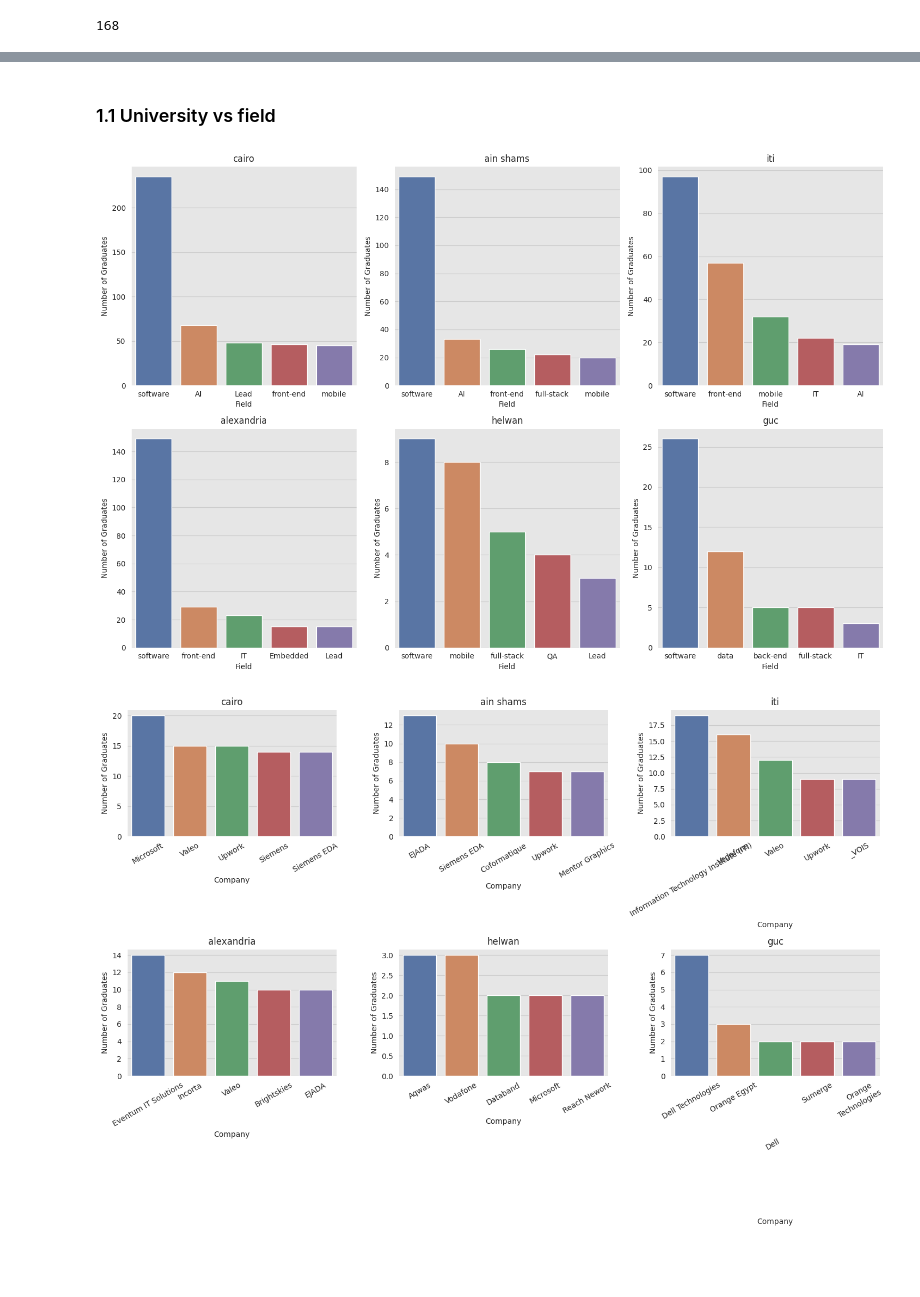
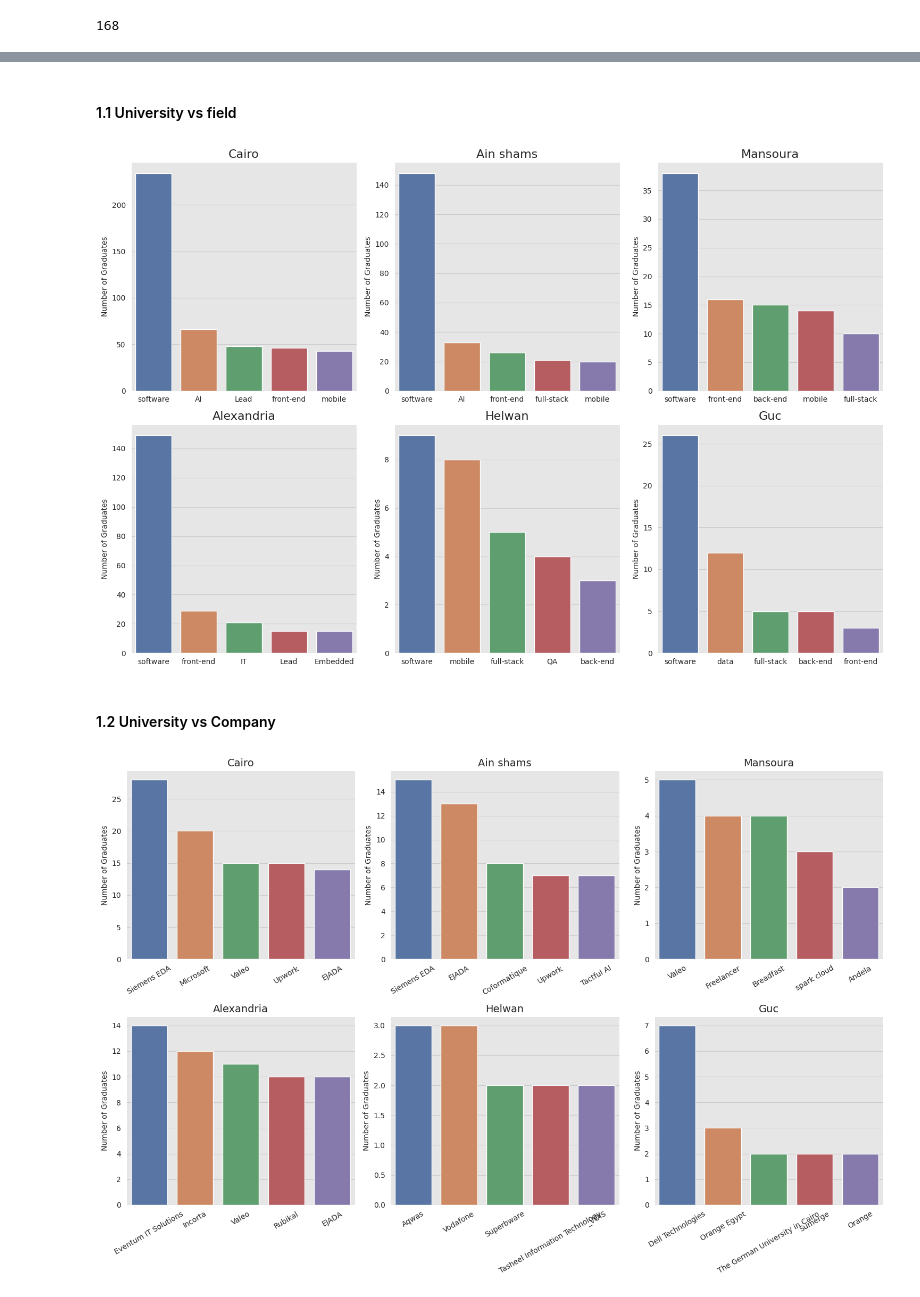
Before and after one commit to Mostafa-wael/Exploring-the-Landscape-of-the-Egyptian-Software-Market, a Jupyter notebook: notebooks/exploratory.ipynb, the cells around one changed output, grey strips where cells are left out. Cells and saved outputs as stored; diff of their text form; code cells hidden in the pictures; blank space fills up the shorter version.

```diff
--- a/notebooks/exploratory.ipynb
+++ b/notebooks/exploratory.ipynb
@@ -17,5 +17,6 @@ steps
 # %%
 education_df = pd.read_csv('../data/preprocessed-data/normalized csv/educations.csv')
+education_df = education_df[education_df['university_name'] != 'iti']
 education_df.head()
 # %% [output]
 |  | University | Degree | Date | User | university_name | faculty_name |
@@ -92,11 +102,11 @@ plt.show()
 # %% [markdown]
-### 1.1 University vs field
+#### 1.1 University vs field
 # %%
 # join education and experience dataframes
 merged_df = pd.merge(education_df, experience_df, on='User', how='inner')
 df = merged_df.groupby('university_name')['title_tag'].value_counts().sort_values(ascending=False)
 df = df.to_frame().rename(columns={'title_tag': 'count'}).reset_index()
-universities = ['cairo', 'ain shams', 'iti', 'alexandria', 'helwan', 'guc']
+universities = ['cairo', 'ain shams', 'mansoura', 'alexandria', 'helwan', 'guc']
 
 fig, axes = plt.subplots(nrows=2, ncols=3, figsize=(15, 10))
 
@@ -106,35 +116,37 @@ for university in universities:
     col = universities.index(university) % 3
     d = df[df['university_name'] == university].sort_values(by='count', ascending=False)[:5]
     sns.barplot(x='title_tag', y='count', data=d, ax=axes[row, col])
-    axes[row, col].set_title(university)
-    axes[row, col].set_xlabel('Field')
+    axes[row, col].set_title(university.capitalize(), fontsize=16)
+    axes[row, col].set_xlabel(None)
     axes[row, col].set_ylabel('Number of Graduates')
 
 fig.tight_layout()
 plt.show()
 # %% [output]
-[figure, old version]
+[figure, new version]
+# %% [markdown]
+#### 1.2 University vs Company
 # %%
 # join education and experience dataframes
 merged_df = pd.merge(education_df, experience_df, on='User', how='inner')
 df = merged_df.groupby('university_name')['Company'].value_counts().sort_values(ascending=False)
 df = df.to_frame().rename(columns={'Company': 'count'}).reset_index()
-universities = ['cairo', 'ain shams', 'iti', 'alexandria', 'helwan', 'guc']
+universities = ['cairo', 'ain shams', 'mansoura', 'alexandria', 'helwan', 'guc']
 
 fig, axes = plt.subplots(nrows=2, ncols=3, figsize=(15, 10))
 
 # plot the distribution of number of students per education
 for university in universities:
     row = universities.index(university) // 3
     col = universities.index(university) % 3
     d = df[df['university_name'] == university].sort_values(by='count', ascending=False)[:5]
     sns.barplot(x='Company', y='count', data=d, ax=axes[row, col])
-    axes[row, col].set_title(university)
-    axes[row, col].set_xlabel('Company')
+    axes[row, col].set_title(university.capitalize(), fontsize=14)
+    axes[row, col].set_xlabel(None)
     axes[row, col].set_ylabel('Number of Graduates')
     axes[row, col].set_xticklabels(axes[row, col].get_xticklabels(), rotation=30)
 
 fig.tight_layout()
 plt.show()
 # %% [output]
-[figure, old version]
+[figure, new version]
```
Also changed, not shown: parts of 23 cells of this notebook, 5 other files.
